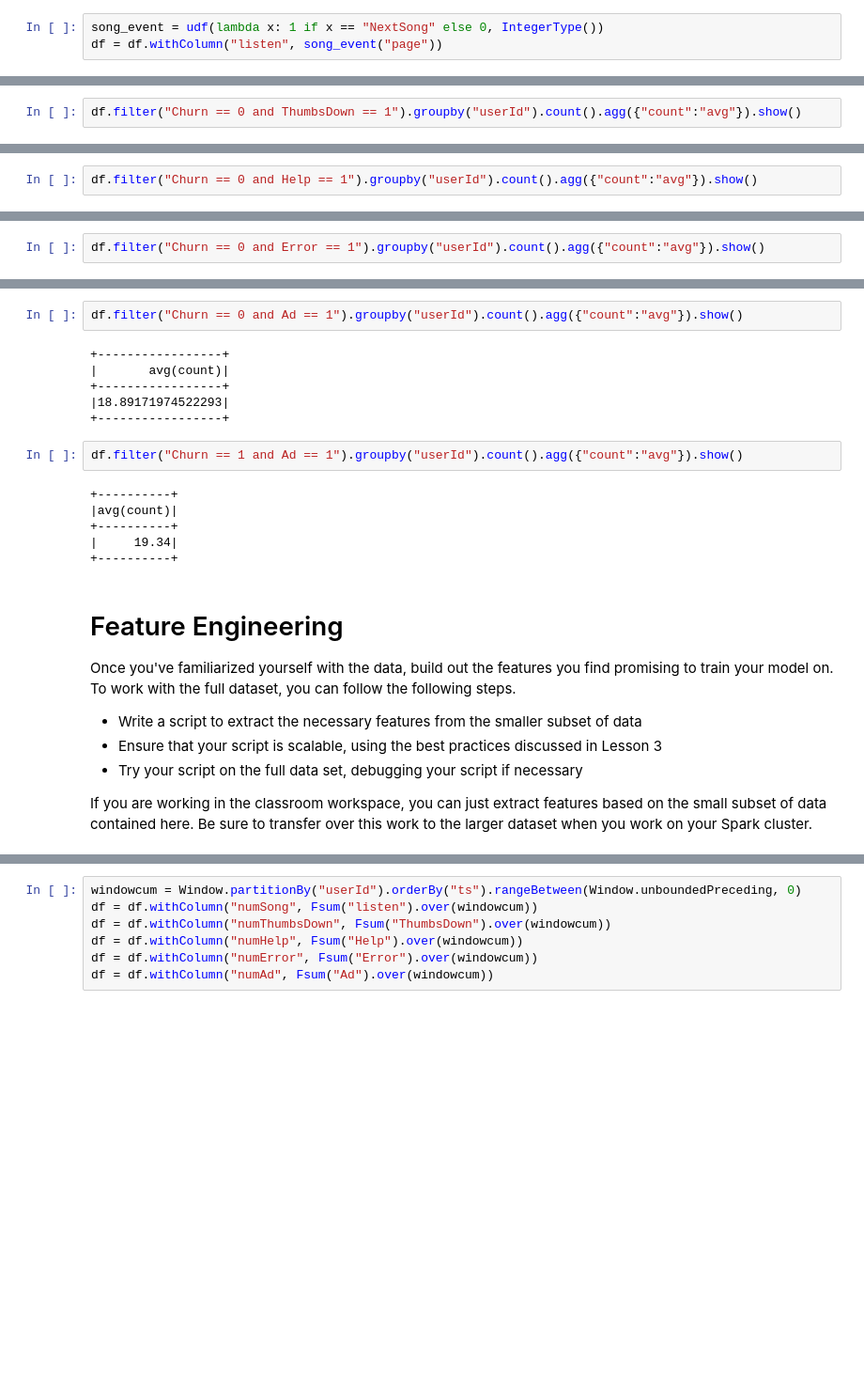
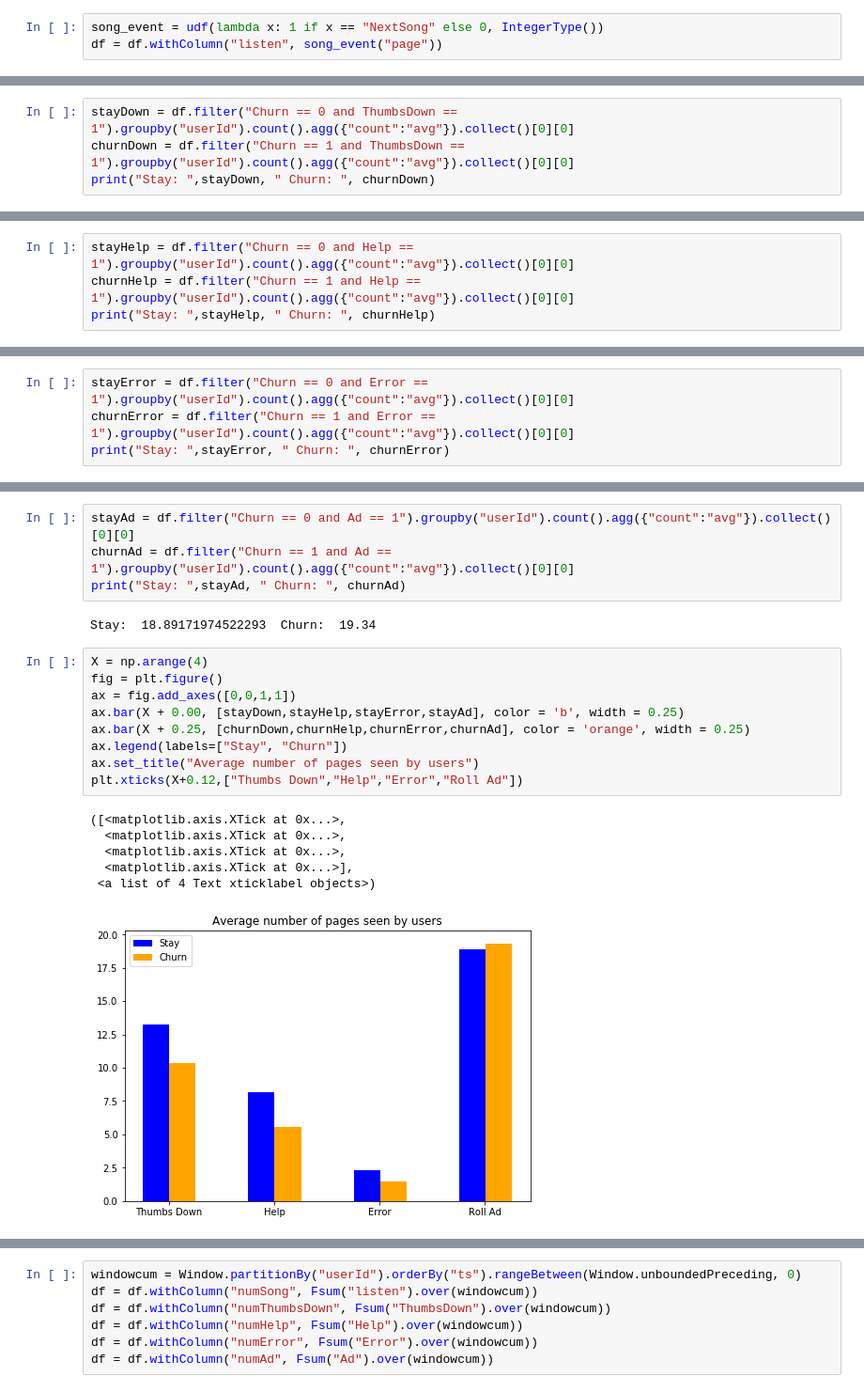
Before and after one commit to edwinhung/Sparkify_Project, a Jupyter notebook: Sparkify.ipynb, the cells around one changed output, grey strips where cells are left out. Shown at 94% size. Saved outputs shown, nothing was run; the diff lists cells and outputs as text; blank space fills up the shorter version.

Commit message:
build models

```diff
--- a/Sparkify.ipynb
+++ b/Sparkify.ipynb
@@ -260,3 +256,5 @@ df = df.withColumn("Ad", ad_event("page"))
 # %%
-df.filter("Churn == 0 and ThumbsDown == 1").groupby("userId").count().agg({"count":"avg"}).show()
+stayDown = df.filter("Churn == 0 and ThumbsDown == 1").groupby("userId").count().agg({"count":"avg"}).collect()[0][0]
+churnDown = df.filter("Churn == 1 and ThumbsDown == 1").groupby("userId").count().agg({"count":"avg"}).collect()[0][0]
+print("Stay: ",stayDown, " Churn: ", churnDown)
 # %% [output]
@@ -276,3 +264,5 @@ df.filter("Churn == 1 and ThumbsDown == 1").groupby("userId").count().agg({"coun
 # %%
-df.filter("Churn == 0 and Help == 1").groupby("userId").count().agg({"count":"avg"}).show()
+stayHelp = df.filter("Churn == 0 and Help == 1").groupby("userId").count().agg({"count":"avg"}).collect()[0][0]
+churnHelp = df.filter("Churn == 1 and Help == 1").groupby("userId").count().agg({"count":"avg"}).collect()[0][0]
+print("Stay: ",stayHelp, " Churn: ", churnHelp)
 # %% [output]
@@ -292,3 +272,5 @@ df.filter("Churn == 1 and Help == 1").groupby("userId").count().agg({"count":"av
 # %%
-df.filter("Churn == 0 and Error == 1").groupby("userId").count().agg({"count":"avg"}).show()
+stayError = df.filter("Churn == 0 and Error == 1").groupby("userId").count().agg({"count":"avg"}).collect()[0][0]
+churnError = df.filter("Churn == 1 and Error == 1").groupby("userId").count().agg({"count":"avg"}).collect()[0][0]
+print("Stay: ",stayError, " Churn: ", churnError)
 # %% [output]
@@ -308,24 +280,22 @@ df.filter("Churn == 1 and Error == 1").groupby("userId").count().agg({"count":"a
 # %%
-df.filter("Churn == 0 and Ad == 1").groupby("userId").count().agg({"count":"avg"}).show()
+stayAd = df.filter("Churn == 0 and Ad == 1").groupby("userId").count().agg({"count":"avg"}).collect()[0][0]
+churnAd = df.filter("Churn == 1 and Ad == 1").groupby("userId").count().agg({"count":"avg"}).collect()[0][0]
+print("Stay: ",stayAd, " Churn: ", churnAd)
 # %% [output]
-+-----------------+
-|       avg(count)|
-+-----------------+
-|18.89171974522293|
-+-----------------+
+Stay:  18.89171974522293  Churn:  19.34
-# %%
-df.filter("Churn == 1 and Ad == 1").groupby("userId").count().agg({"count":"avg"}).show()
-# %% [output]
-+----------+
-|avg(count)|
-+----------+
-|     19.34|
-+----------+
-# %% [markdown]
-# Feature Engineering
-Once you've familiarized yourself with the data, build out the features you find promising to train your model on. To work with the full dataset, you can follow the following steps.
-- Write a script to extract the necessary features from the smaller subset of data
-- Ensure that your script is scalable, using the best practices discussed in Lesson 3
-- Try your script on the full data set, debugging your script if necessary
-
-If you are working in the classroom workspace, you can just extract features based on the small subset of data contained here. Be sure to transfer over this work to the larger dataset when you work on your Spark cluster.
+# %%
+X = np.arange(4)
+fig = plt.figure()
+ax = fig.add_axes([0,0,1,1])
+ax.bar(X + 0.00, [stayDown,stayHelp,stayError,stayAd], color = 'b', width = 0.25)
+ax.bar(X + 0.25, [churnDown,churnHelp,churnError,churnAd], color = 'orange', width = 0.25)
+ax.legend(labels=["Stay", "Churn"])
+ax.set_title("Average number of pages seen by users")
+plt.xticks(X+0.12,["Thumbs Down","Help","Error","Roll Ad"])
+# %% [output]
+([<matplotlib.axis.XTick at 0x...>,
+  <matplotlib.axis.XTick at 0x...>,
+  <matplotlib.axis.XTick at 0x...>,
+  <matplotlib.axis.XTick at 0x...>],
+ <a list of 4 Text xticklabel objects>)
+[figure, added]
```
Also changed, not shown: parts of 64 cells of this notebook, 3 other files.
